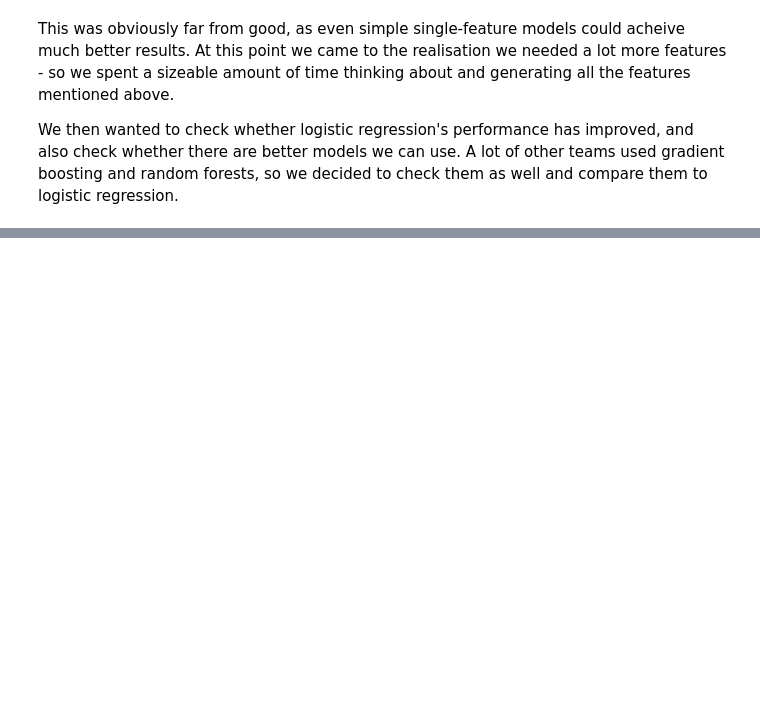
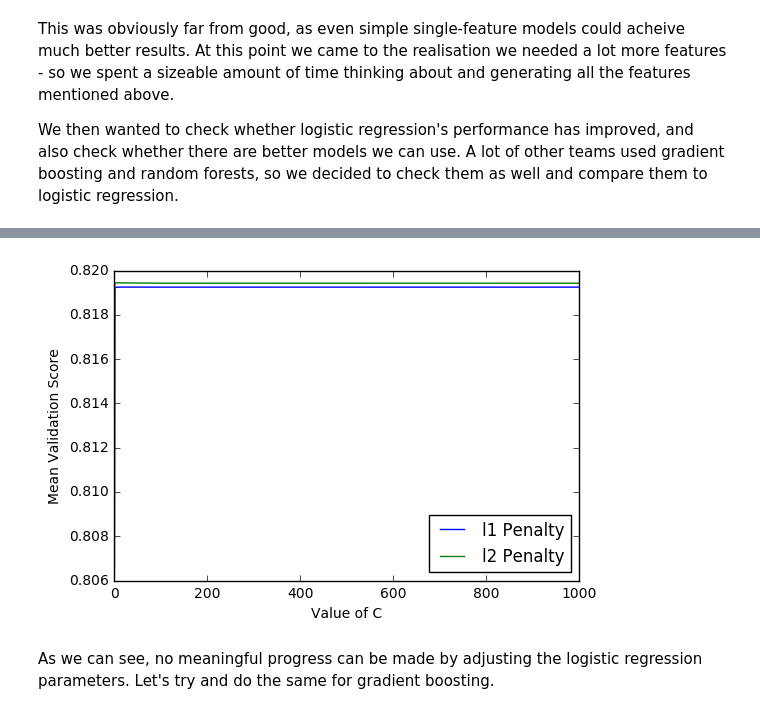
Before and after one commit to dean-ayalon/DS-Workshop, a Jupyter notebook: Analysis.ipynb, the cells around one changed output, grey strips where cells are left out. Drawn from its saved outputs; the diff is of its cells as text; code cells hidden in the pictures; blank space fills up the shorter version.

```diff
--- a/Analysis.ipynb
+++ b/Analysis.ipynb
@@ -158,0 +168,10 @@ sklearn.ensemble
+# %%
+# Using CV to tune LR's C parameter
+model = sklearn.linear_model.LogisticRegression(verbose=True)
+parameters = {"C": [10**-5, 1, 10, 100, 1000], "penalty": ["l1","l2"]}
+cv = sklearn.grid_search.GridSearchCV(model, parameters, verbose=True)
+cv.fit(train_points,train_labels)
+
+base_param_grid = cv.grid_scores_
+C_values = np.array([10**-5, 1, 10, 100, 1000])
+validation_scores = np.zeros(shape=len(base_param_grid))
@@ -158,0 +183,24 @@ sklearn.ensemble
+# %%
+# Plotting the scores
+l1_accuracies = []
+l2_accuracies = []
+for i in range(len(base_param_grid)):
+    penalty = base_param_grid[i].parameters['penalty']
+    accuracy = base_param_grid[i].mean_validation_score
+    if penalty == 'l1':
+        l1_accuracies.append(accuracy)
+    else:
+        l2_accuracies.append(accuracy)
+
+fig = plt.figure()
+plt.plot(C_values, l1_accuracies, label="l1 Penalty")
+plt.plot(C_values, l2_accuracies, label="l2 Penalty")
+plt.xlabel("Value of C")
+plt.ylabel("Mean Validation Score")
+plt.legend(loc = 4)
+fig.show()
+# %% [output]
+[figure, added]
+# %% [markdown]
+As we can see, no meaningful progress can be made by adjusting the logistic regression parameters.
+Let's try and do the same for gradient boosting.
```
Also changed, not shown: parts of 14 cells of this notebook, 2 other files.
